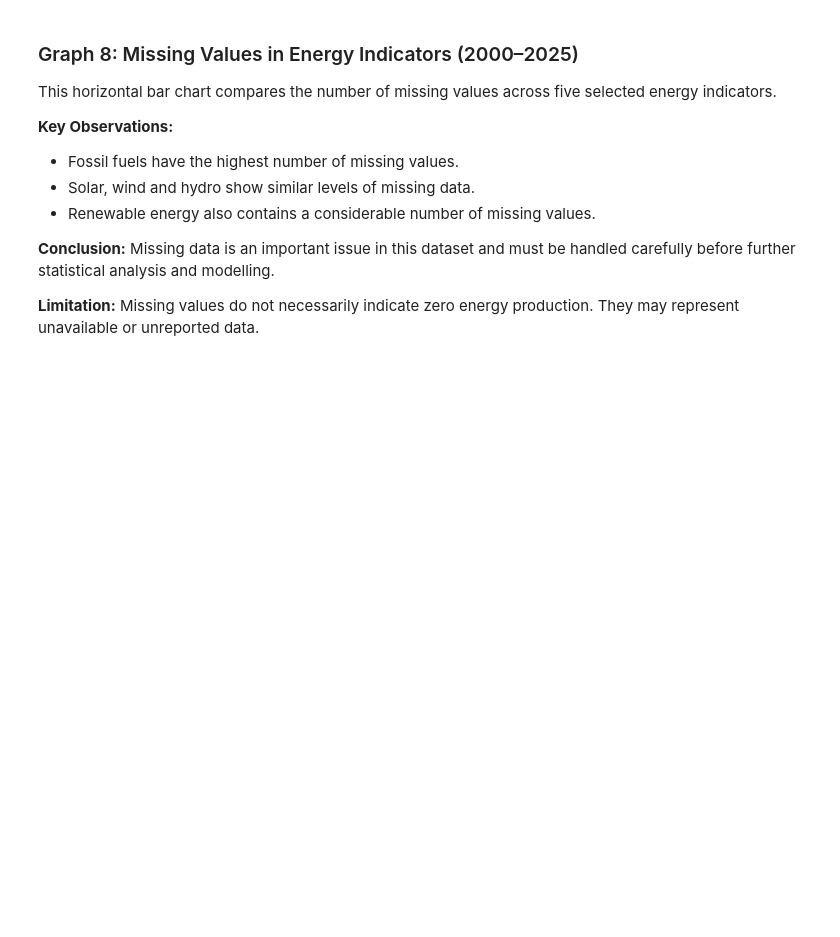
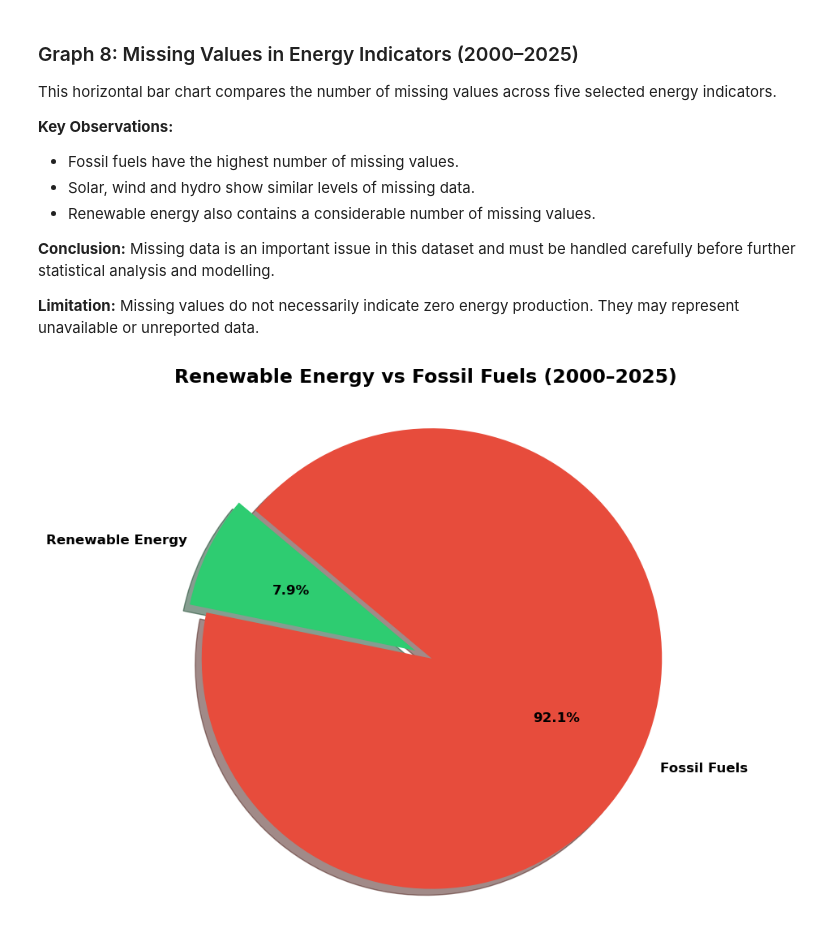
Before and after one commit to Abdullah-awa/Global-Energy-Transition-CA1, a Jupyter notebook: Global_Energy_Transition.ipynb, the cells around one changed output. Saved outputs shown, nothing was run; the diff lists cells and outputs as text; code cells hidden in the pictures; blank space fills up the shorter version.

Commit message:
Add renewable vs fossil energy pie chart

```diff
--- a/Global_Energy_Transition.ipynb
+++ b/Global_Energy_Transition.ipynb
@@ -791,3 +791,55 @@ This horizontal bar chart compares the number of missing values across five sele
 Missing data is an important issue in this dataset and must be handled carefully before further statistical analysis and modelling.
 
 **Limitation:** Missing values do not necessarily indicate zero energy production. They may represent unavailable or unreported data.
+# %%
+
+# Graph 9: Renewable Energy vs Fossil Fuels Pie Chart
+
+import matplotlib.pyplot as plt
+
+# Calculate average energy shares
+energy_mix = energy_df[
+    ["renewables_energy_share_pct", "fossil_fuels_energy_share_pct"]
+].mean()
+
+# Prepare labels and values
+labels = ["Renewable Energy", "Fossil Fuels"]
+values = energy_mix.values
+
+# Create pie chart
+plt.figure(figsize=(9, 7))
+
+colors = ["#2ECC71", "#E74C3C"]
+explode = (0.08, 0)
+
+plt.pie(
+    values,
+    labels=labels,
+    autopct="%1.1f%%",
+    startangle=140,
+    colors=colors,
+    explode=explode,
+    shadow=True,
+    textprops={"fontsize": 12, "fontweight": "bold"}
+)
+
+plt.title(
+    "Renewable Energy vs Fossil Fuels (2000–2025)",
+    fontsize=17,
+    fontweight="bold",
+    pad=20
+)
+
+plt.axis("equal")
+plt.tight_layout()
+
+# Save high-resolution chart
+plt.savefig(
+    "Graph_09_Energy_Pie_Chart.png",
+    dpi=300,
+    bbox_inches="tight"
+)
+
+plt.show()
+# %% [output]
+[figure, added]
```
Also changed, not shown: parts of 1 cell of this notebook.
